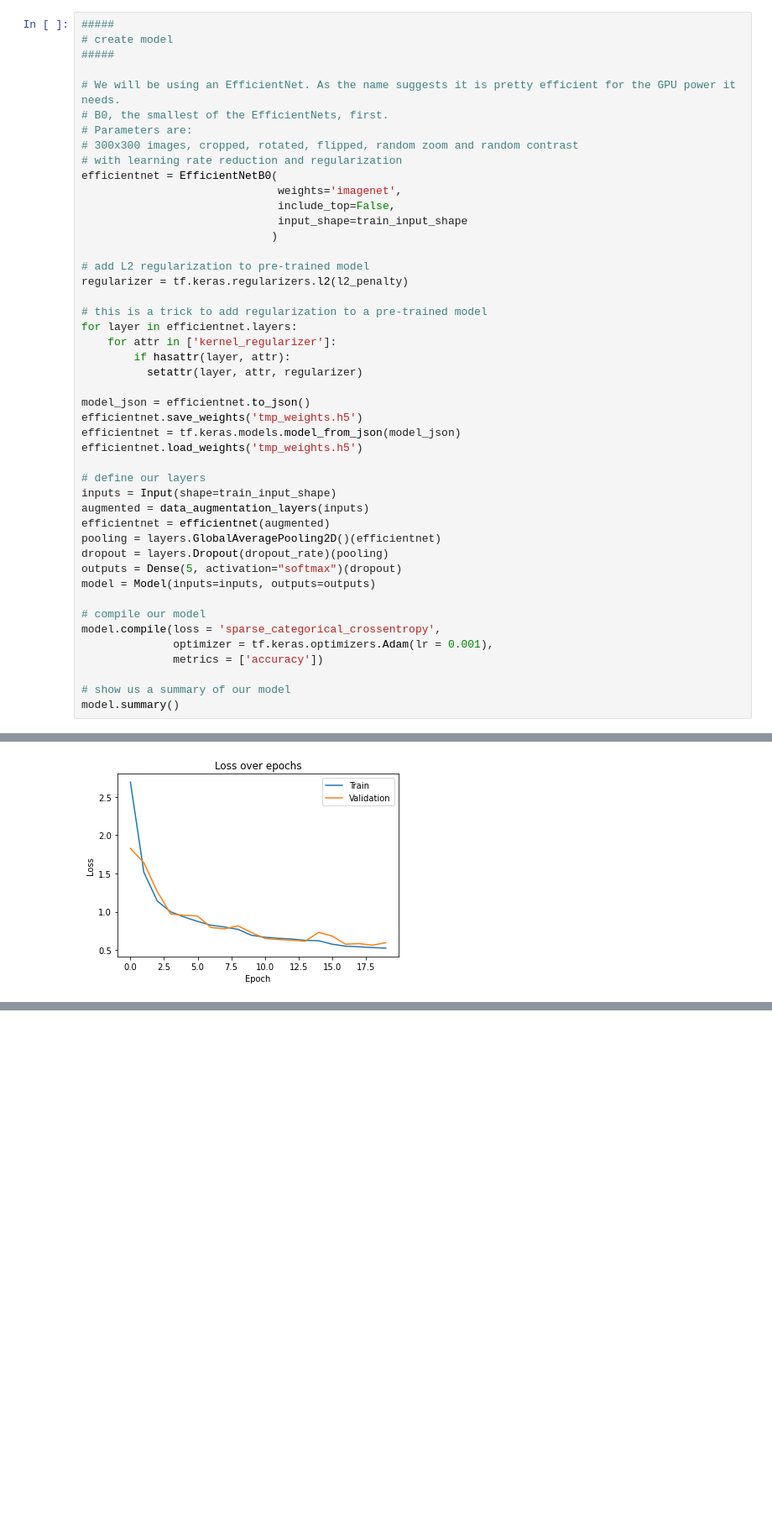
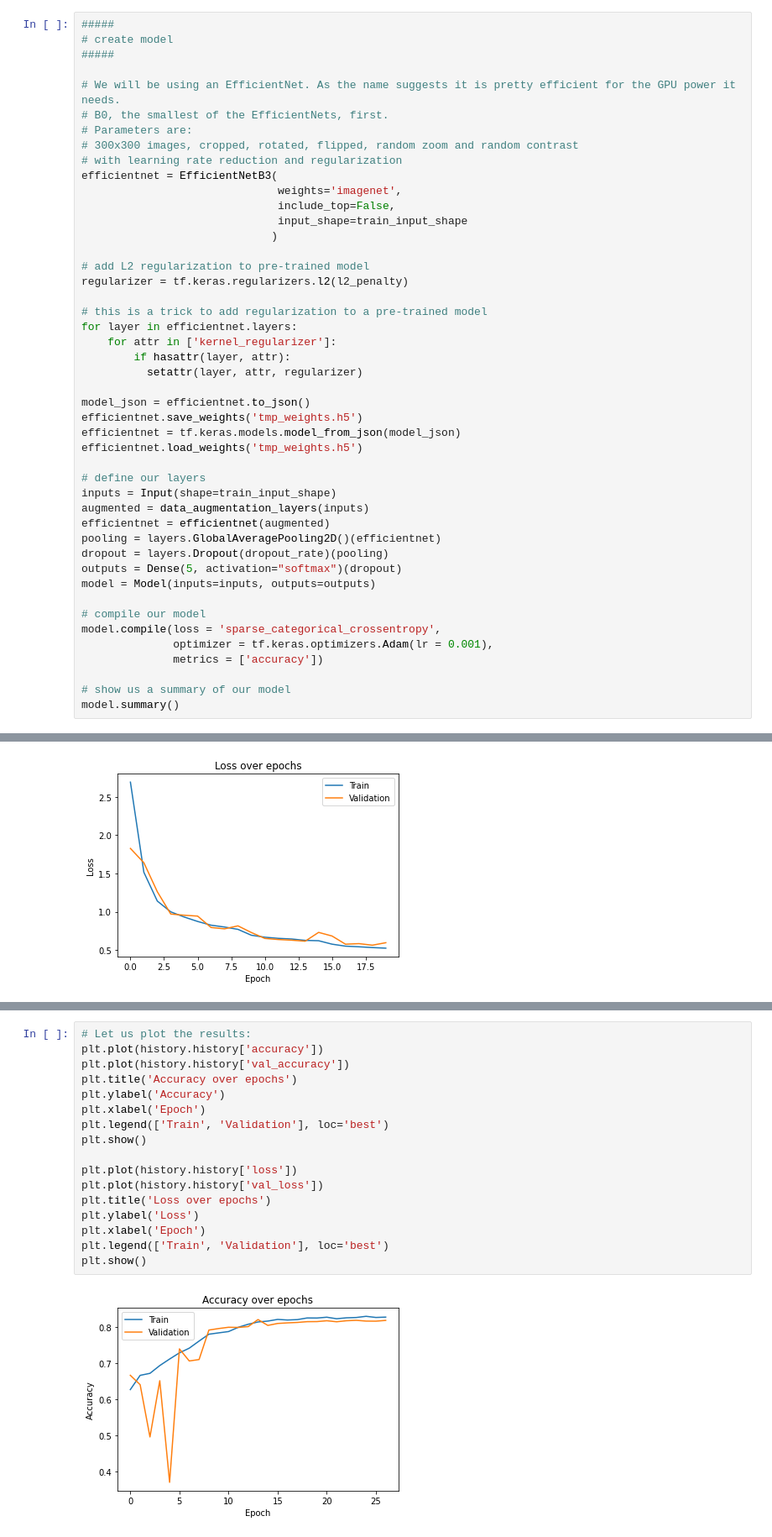
Before and after one commit to PatrickMal3/Cassava-Leaf-Disease-Classification, a Jupyter notebook: keras_model.ipynb, the cells around one changed output, grey strips where cells are left out. Shown at 84% size. Saved outputs shown, nothing was run; the diff lists cells and outputs as text; blank space fills up the shorter version.

```diff
--- a/keras_model.ipynb
+++ b/keras_model.ipynb
@@ -202,7 +203,7 @@ callbacks = [ReduceLROnPlateau(monitor='val_loss', patience=1, verbose=1, factor
 # Parameters are:
 # 300x300 images, cropped, rotated, flipped, random zoom and random contrast
 # with learning rate reduction and regularization
-efficientnet = EfficientNetB0(
+efficientnet = EfficientNetB3(
                               weights='imagenet',
                               include_top=False,
                               input_shape=train_input_shape
@@ -331,0 +349,19 @@ Epoch 1/30
+# %%
+# Let us plot the results:
+plt.plot(history.history['accuracy'])
+plt.plot(history.history['val_accuracy'])
+plt.title('Accuracy over epochs')
+plt.ylabel('Accuracy')
+plt.xlabel('Epoch')
+plt.legend(['Train', 'Validation'], loc='best')
+plt.show()
+
+plt.plot(history.history['loss'])
+plt.plot(history.history['val_loss'])
+plt.title('Loss over epochs')
+plt.ylabel('Loss')
+plt.xlabel('Epoch')
+plt.legend(['Train', 'Validation'], loc='best')
+plt.show()
+# %% [output]
+[figure, added]
```
Also changed, not shown: parts of 7 cells of this notebook.
